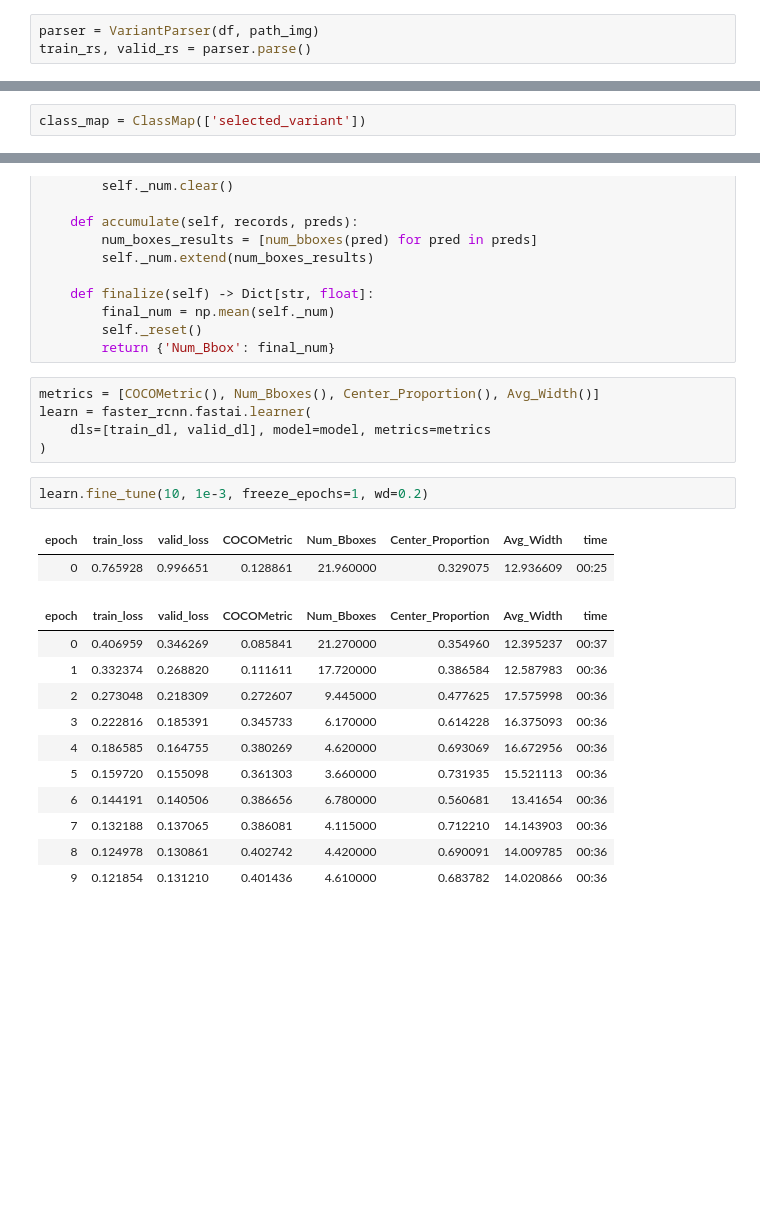
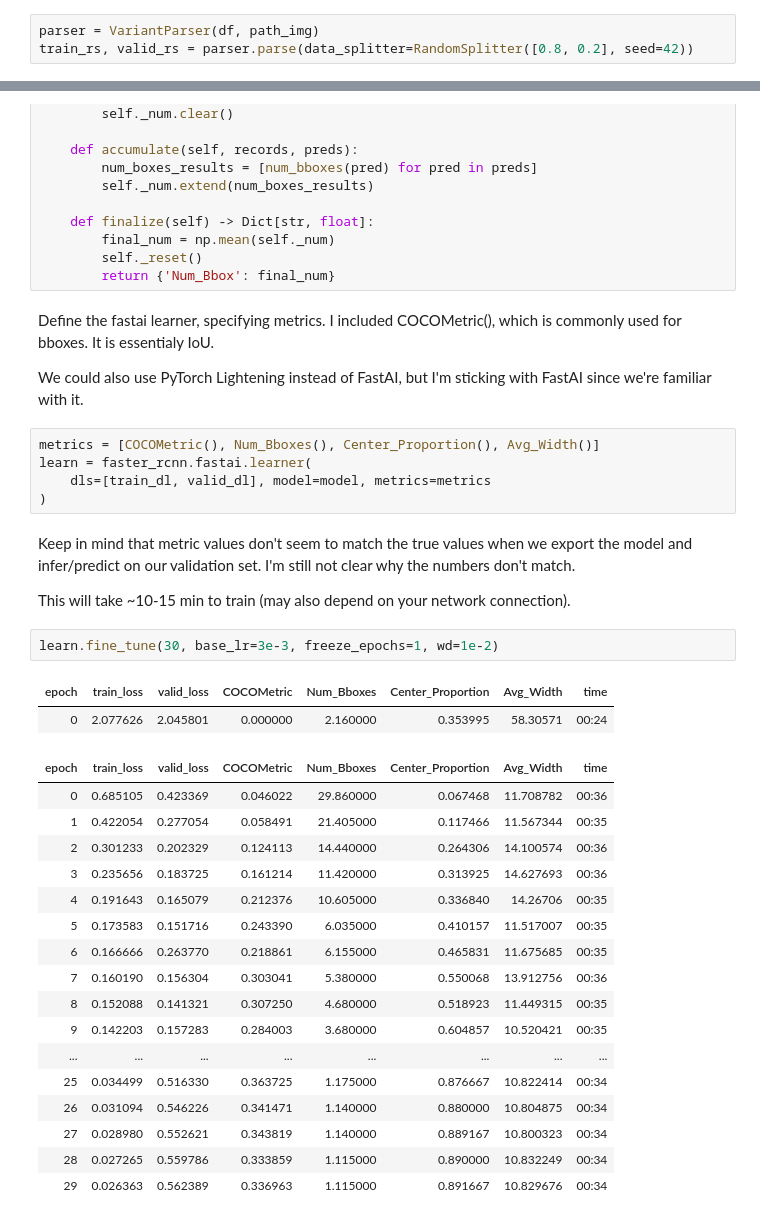
Before and after one commit to imanhamid/selectionscan_NN, a Jupyter notebook: objectlocalization_one_strong.ipynb, the cells around one changed output, grey strips where cells are left out. Cells and saved outputs as stored; diff of their text form; blank space fills up the shorter version.

Commit message:
optimized learning rate

```diff
--- a/objectlocalization_one_strong.ipynb
+++ b/objectlocalization_one_strong.ipynb
@@ -76,3 +93,3 @@ class_map = ClassMap(['selected_variant'])
 # %%
 parser = VariantParser(df, path_img)
-train_rs, valid_rs = parser.parse()
+train_rs, valid_rs = parser.parse(data_splitter=RandomSplitter([0.8, 0.2], seed=42))
@@ -86,6 +129,4 @@ valid_ds = Dataset(valid_rs)
 # %%
 train_dl = faster_rcnn.train_dl(train_ds, batch_size=16, num_workers=4, shuffle=True)
 valid_dl = faster_rcnn.valid_dl(valid_ds, batch_size=16, num_workers=4, shuffle=False)
-# %%
-class_map = ClassMap(['selected_variant'])
 # %%
@@ -176,24 +227,38 @@ class Num_Bboxes(Metric):
         final_num = np.mean(self._num)
         self._reset()
         return {'Num_Bbox': final_num}
+# %% [markdown]
+Define the fastai learner, specifying metrics. I included COCOMetric(), which is commonly used for bboxes. It is essentialy IoU.
+
+We could also use PyTorch Lightening instead of FastAI, but I'm sticking with FastAI since we're familiar with it.
 # %%
 metrics = [COCOMetric(), Num_Bboxes(), Center_Proportion(), Avg_Width()]
 learn = faster_rcnn.fastai.learner(
     dls=[train_dl, valid_dl], model=model, metrics=metrics
 )
+# %% [markdown]
+Keep in mind that metric values don't seem to match the true values when we export the model and infer/predict on our validation set. I'm still not clear why the numbers don't match.
+
+This will take ~10-15 min to train (may also depend on your network connection).
 # %%
-learn.fine_tune(10, 1e-3, freeze_epochs=1, wd=0.2)
+learn.fine_tune(30, base_lr=3e-3, freeze_epochs=1, wd=1e-2)
 # %% [output]
 | epoch | train_loss | valid_loss | COCOMetric | Num_Bboxes | Center_Proportion | Avg_Width | time |
-| 0 | 0.765928 | 0.996651 | 0.128861 | 21.960000 | 0.329075 | 12.936609 | 00:25 |
+| 0 | 2.077626 | 2.045801 | 0.000000 | 2.160000 | 0.353995 | 58.30571 | 00:24 |
 | epoch | train_loss | valid_loss | COCOMetric | Num_Bboxes | Center_Proportion | Avg_Width | time |
-| 0 | 0.406959 | 0.346269 | 0.085841 | 21.270000 | 0.354960 | 12.395237 | 00:37 |
-| 1 | 0.332374 | 0.268820 | 0.111611 | 17.720000 | 0.386584 | 12.587983 | 00:36 |
-| 2 | 0.273048 | 0.218309 | 0.272607 | 9.445000 | 0.477625 | 17.575998 | 00:36 |
-| 3 | 0.222816 | 0.185391 | 0.345733 | 6.170000 | 0.614228 | 16.375093 | 00:36 |
-| 4 | 0.186585 | 0.164755 | 0.380269 | 4.620000 | 0.693069 | 16.672956 | 00:36 |
-| 5 | 0.159720 | 0.155098 | 0.361303 | 3.660000 | 0.731935 | 15.521113 | 00:36 |
-| 6 | 0.144191 | 0.140506 | 0.386656 | 6.780000 | 0.560681 | 13.41654 | 00:36 |
-| 7 | 0.132188 | 0.137065 | 0.386081 | 4.115000 | 0.712210 | 14.143903 | 00:36 |
-| 8 | 0.124978 | 0.130861 | 0.402742 | 4.420000 | 0.690091 | 14.009785 | 00:36 |
-| 9 | 0.121854 | 0.131210 | 0.401436 | 4.610000 | 0.683782 | 14.020866 | 00:36 |
+| 0 | 0.685105 | 0.423369 | 0.046022 | 29.860000 | 0.067468 | 11.708782 | 00:36 |
+| 1 | 0.422054 | 0.277054 | 0.058491 | 21.405000 | 0.117466 | 11.567344 | 00:35 |
+| 2 | 0.301233 | 0.202329 | 0.124113 | 14.440000 | 0.264306 | 14.100574 | 00:36 |
+| 3 | 0.235656 | 0.183725 | 0.161214 | 11.420000 | 0.313925 | 14.627693 | 00:36 |
+| 4 | 0.191643 | 0.165079 | 0.212376 | 10.605000 | 0.336840 | 14.26706 | 00:35 |
+| 5 | 0.173583 | 0.151716 | 0.243390 | 6.035000 | 0.410157 | 11.517007 | 00:35 |
+| 6 | 0.166666 | 0.263770 | 0.218861 | 6.155000 | 0.465831 | 11.675685 | 00:35 |
+| 7 | 0.160190 | 0.156304 | 0.303041 | 5.380000 | 0.550068 | 13.912756 | 00:36 |
+| 8 | 0.152088 | 0.141321 | 0.307250 | 4.680000 | 0.518923 | 11.449315 | 00:35 |
+| 9 | 0.142203 | 0.157283 | 0.284003 | 3.680000 | 0.604857 | 10.520421 | 00:35 |
+| ... | ... | ... | ... | ... | ... | ... | ... |
+| 25 | 0.034499 | 0.516330 | 0.363725 | 1.175000 | 0.876667 | 10.822414 | 00:34 |
+| 26 | 0.031094 | 0.546226 | 0.341471 | 1.140000 | 0.880000 | 10.804875 | 00:34 |
+| 27 | 0.028980 | 0.552621 | 0.343819 | 1.140000 | 0.889167 | 10.800323 | 00:34 |
+| 28 | 0.027265 | 0.559786 | 0.333859 | 1.115000 | 0.890000 | 10.832249 | 00:34 |
+| 29 | 0.026363 | 0.562389 | 0.336963 | 1.115000 | 0.891667 | 10.829676 | 00:34 |
```
Also changed, not shown: parts of 128 cells of this notebook.
